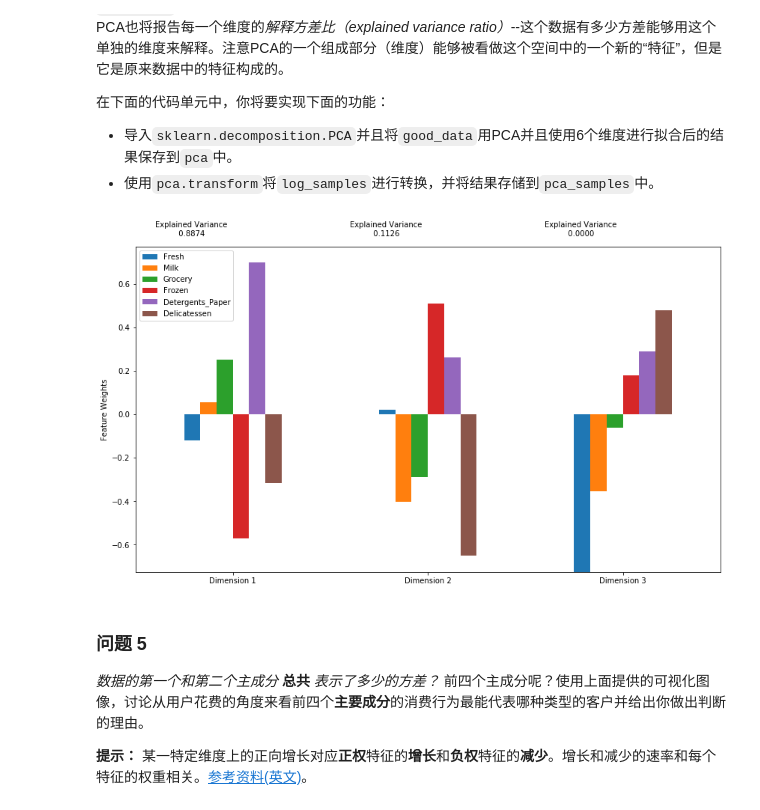
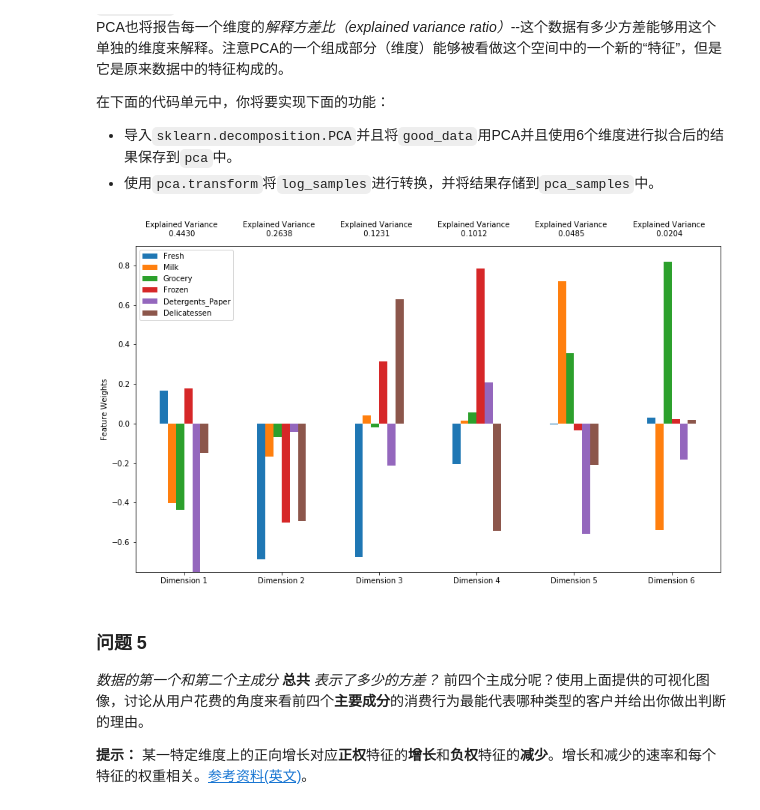
Before and after one commit to jtang145/machine-learning-courses, a Jupyter notebook: customer_segments/customer_segments.ipynb, the cells around one changed output. Saved outputs shown, nothing was run; the diff lists cells and outputs as text; code cells hidden in the pictures.

```diff
--- a/customer_segments/customer_segments.ipynb
+++ b/customer_segments/customer_segments.ipynb
@@ -310,19 +311,20 @@ Counter({154: 3, 128: 2, 65: 2, 66: 2, 75: 2, 193: 1, 264: 1, 137: 1, 142: 1, 14
 # %%
 from sklearn.decomposition import PCA
 # ：通过在good data上使用PCA，将其转换成和当前特征数一样多的维度
 pca = PCA(n_components=6)
 pca.fit(good_data)
+pca_data = pca.transform(good_data)
 
 # ：使用上面的PCA拟合将变换施加在log_samples上
-pca_samples = pca.fit_transform(log_samples)
+pca_samples = pca.transform(log_samples)
 
 # 生成PCA的结果图
 pca_results = vs.pca_results(good_data, pca)
 
 #print(pca.explained_variance_)
-#print(pca.explained_variance_ratio_)
+#print(pca.components_)
 # %% [output]
-[figure, old version]
+[figure, new version]
 # %% [markdown]
 ### 问题 5
 *数据的第一个和第二个主成分* **总共** *表示了多少的方差？*  前四个主成分呢？使用上面提供的可视化图像，讨论从用户花费的角度来看前四个**主要成分**的消费行为最能代表哪种类型的客户并给出你做出判断的理由。
```
Also changed, not shown: parts of 29 cells of this notebook.
